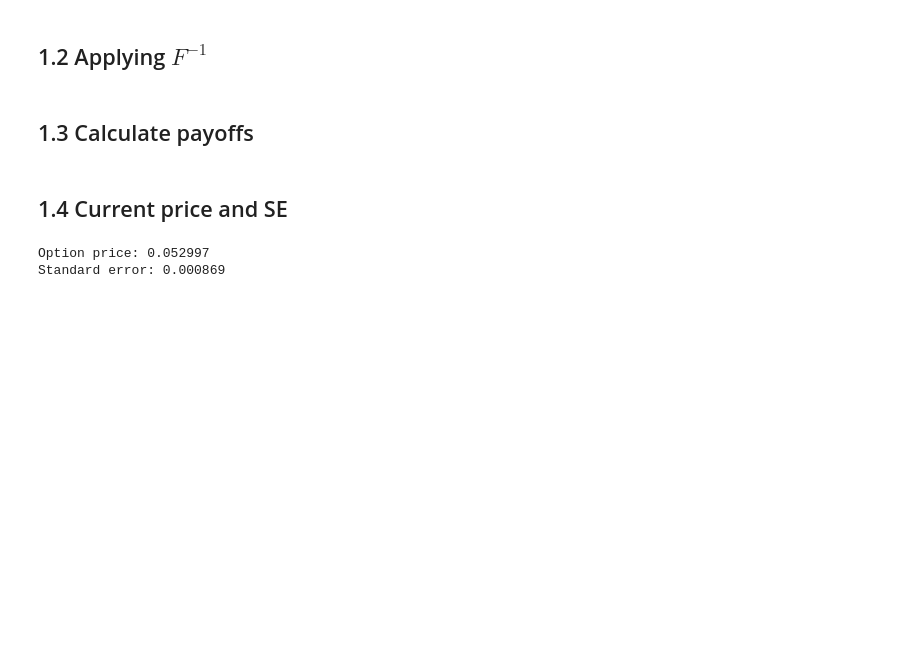
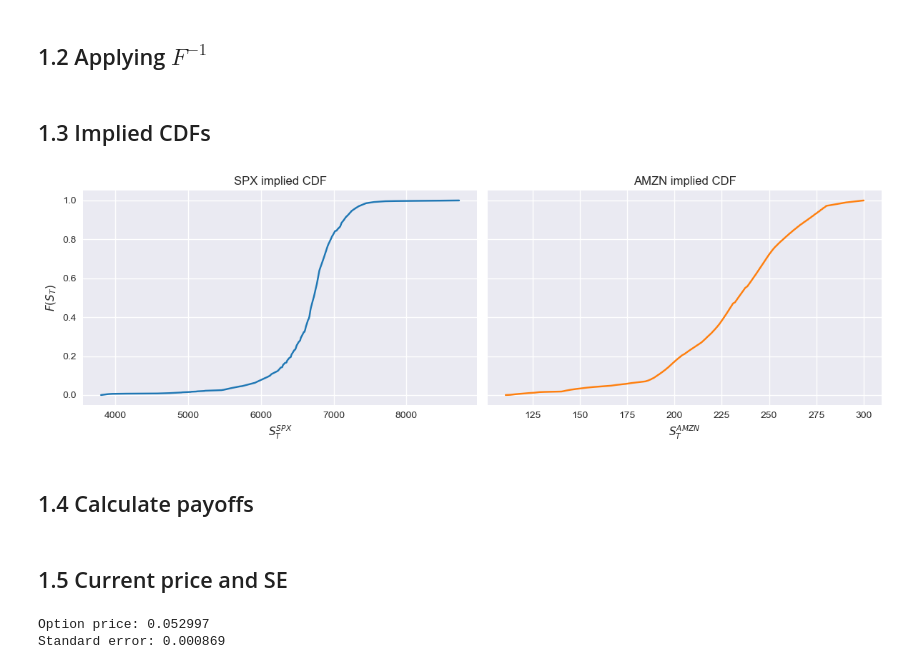
Before and after one commit to RomainFast121/advanced_derivatives_assignments, a Jupyter notebook: second_assignment/assignment2.ipynb, the cells around one changed output. Drawn from its saved outputs; the diff is of its cells as text; code cells hidden in the pictures; blank space fills up the shorter version.

```diff
--- a/second_assignment/assignment2.ipynb
+++ b/second_assignment/assignment2.ipynb
@@ -123,15 +121,35 @@ U_amzn = uniform_samples[:, 1]
 # %%
 ST_spx = inv_F_spx(U_spx)
 ST_amzn = inv_F_amzn(U_amzn)
+# %% [markdown]
+## 1.3 Implied CDFs
+# %%
+cdf_probabilities = np.linspace(0.0, 1.0, 1_000)
+
+fig, axes = plt.subplots(1, 2, figsize=(12, 4), sharey=True)
+
+axes[0].plot(inv_F_spx(cdf_probabilities), cdf_probabilities, color='tab:blue')
+axes[0].set_title('SPX implied CDF')
+axes[0].set_xlabel(r'$S_T^{SPX}$')
+axes[0].set_ylabel(r'$F(S_T)$')
+
+axes[1].plot(inv_F_amzn(cdf_probabilities), cdf_probabilities, color='tab:orange')
+axes[1].set_title('AMZN implied CDF')
+axes[1].set_xlabel(r'$S_T^{AMZN}$')
+
+fig.tight_layout()
+plt.show()
+# %% [output]
+[figure, added]
 # %% [markdown]
-## 1.3 Calculate payoffs
+## 1.4 Calculate payoffs
 # %%
 spx_returns = ST_spx/price_SPX
 amzn_returns = ST_amzn/price_AMZN
 
 payoffs = np.maximum(spx_returns - amzn_returns, 0.0) # our option payoff
 # %% [markdown]
-## 1.4 Current price and SE
+## 1.5 Current price and SE
 # %%
 discount_factor = np.exp(-risk_free_rate*time_to_maturity)
 
```
Also changed, not shown: parts of 4 cells of this notebook, 1 other file.
